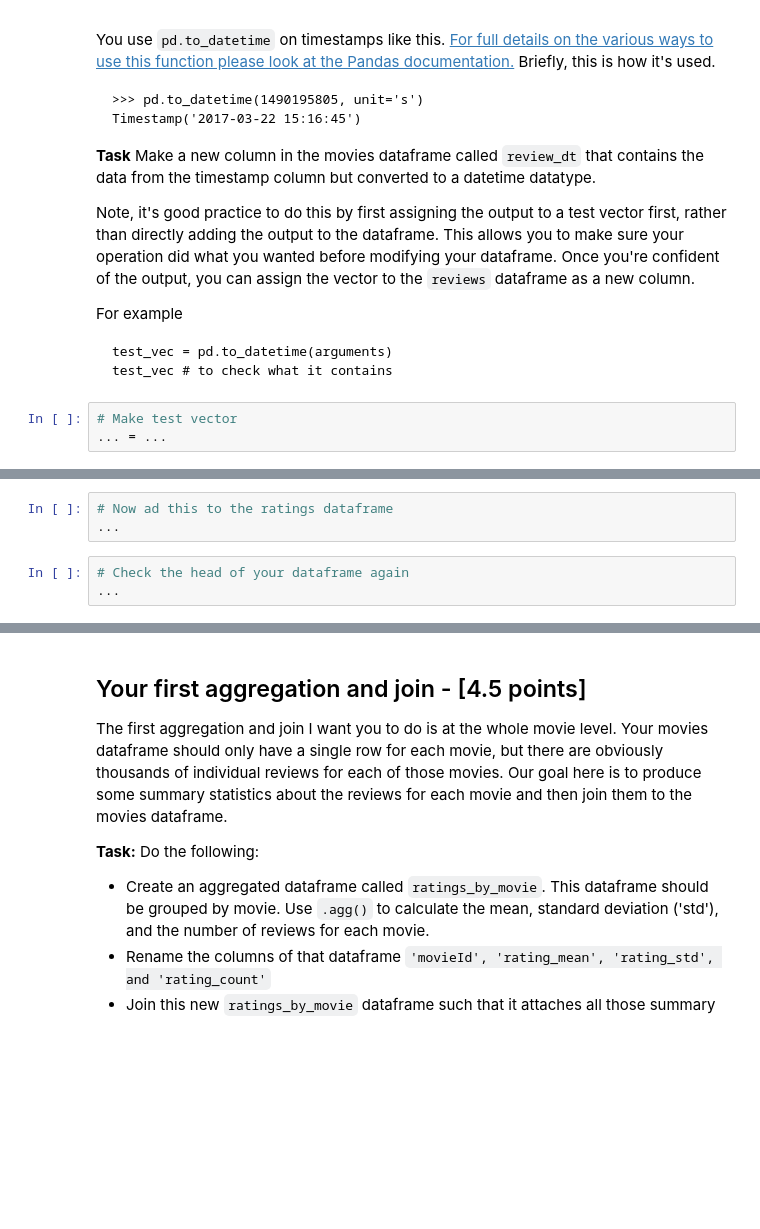
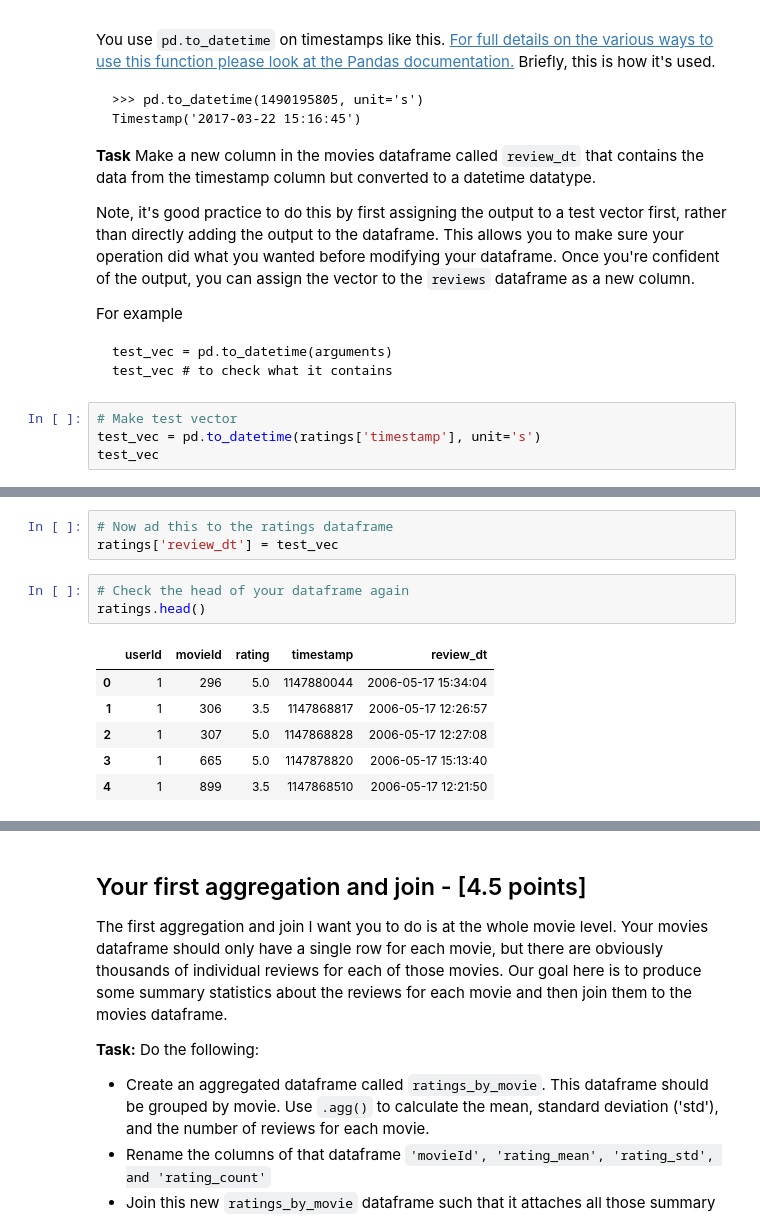
Before and after one commit to acatejr/ista322, a Jupyter notebook: week4/Averill_Cate_HW2/ISTA_322_HW2_F22_Averill_Cate.ipynb, the cells around one changed output, grey strips where cells are left out. Saved outputs shown, nothing was run; the diff lists cells and outputs as text; blank space fills up the shorter version.

````diff
--- a/week4/Averill_Cate_HW2/ISTA_322_HW2_F22_Averill_Cate.ipynb
+++ b/week4/Averill_Cate_HW2/ISTA_322_HW2_F22_Averill_Cate.ipynb
@@ -132,4 +132,5 @@ test_vec # to check what it contains
 ```
 # %%
 # Make test vector
-... = ...
+test_vec = pd.to_datetime(ratings['timestamp'], unit='s')
+test_vec
@@ -139,8 +162,15 @@ test_vec # to check what it contains
 # %%
 # Now ad this to the ratings dataframe
-...
+ratings['review_dt'] = test_vec
 # %%
 # Check the head of your dataframe again
-...
+ratings.head()
+# %% [output]
+|  | userId | movieId | rating | timestamp | review_dt |
+| 0 | 1 | 296 | 5.0 | 1147880044 | 2006-05-17 15:34:04 |
+| 1 | 1 | 306 | 3.5 | 1147868817 | 2006-05-17 12:26:57 |
+| 2 | 1 | 307 | 5.0 | 1147868828 | 2006-05-17 12:27:08 |
+| 3 | 1 | 665 | 5.0 | 1147878820 | 2006-05-17 15:13:40 |
+| 4 | 1 | 899 | 3.5 | 1147868510 | 2006-05-17 12:21:50 |
 # %%
 # What's the oldest and newest review?  It should be 1995-01-09 and 2019-11-21, respectively.
````
Also changed, not shown: parts of 3 cells of this notebook.
